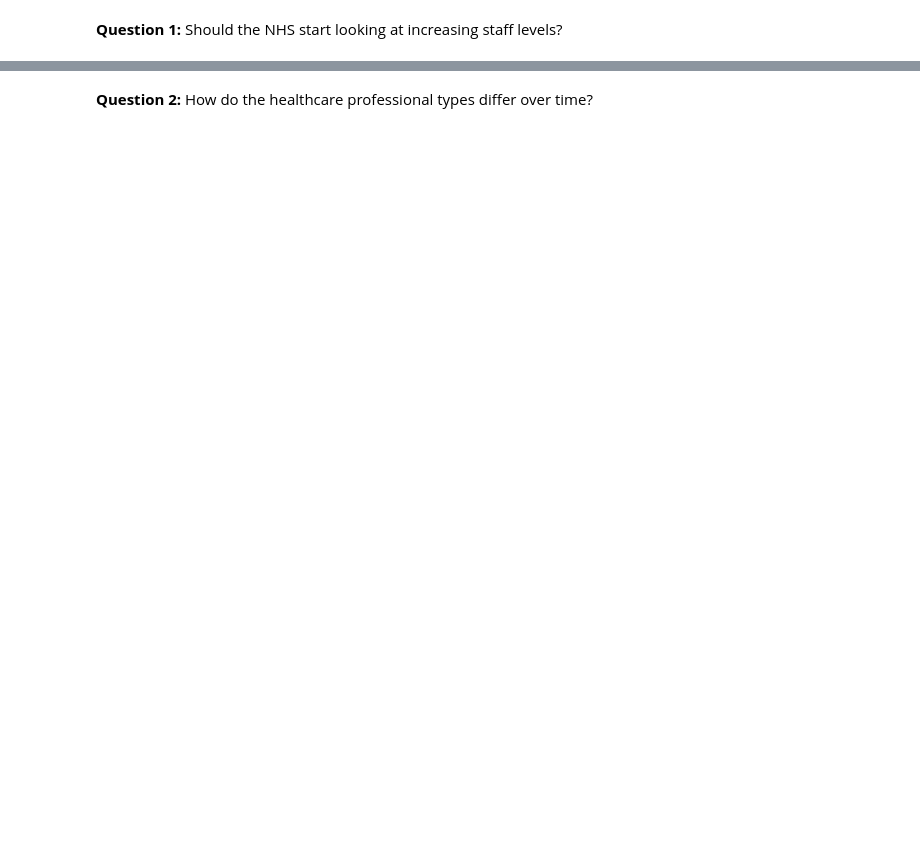
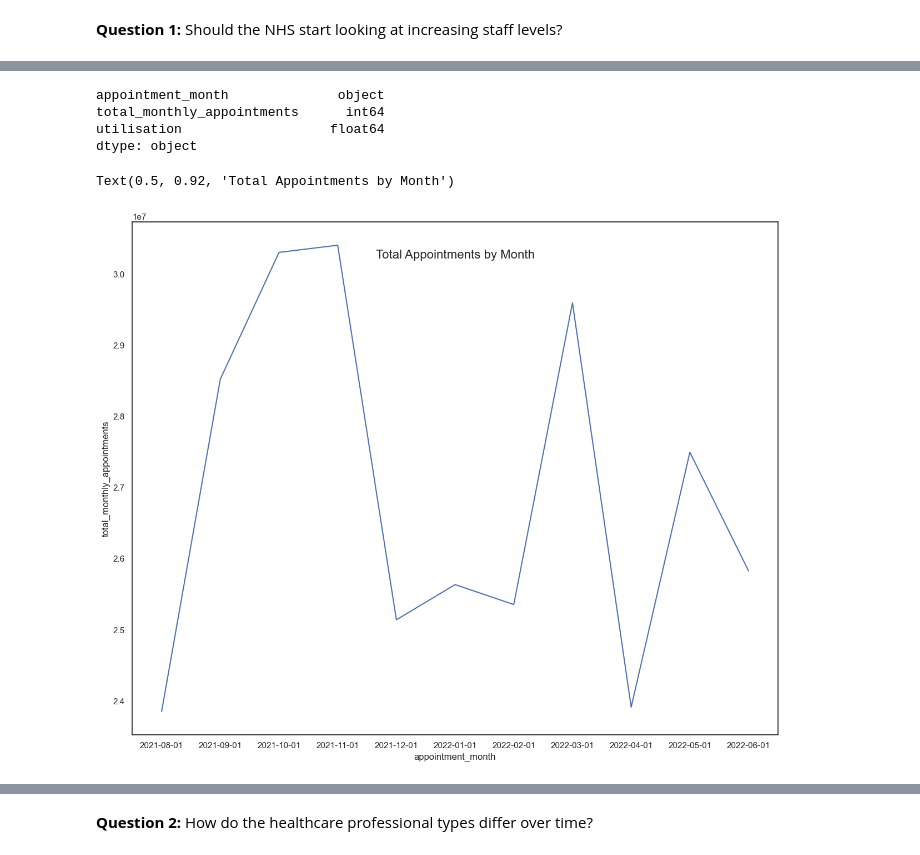
Before and after one commit to crialorob/Alonso_Robles_Cristina_DA201_Assignment, a Jupyter notebook: Alonso_Robles_Cristina_DA201_Assignment_Notebook.ipynb, the cells around one changed output, grey strips where cells are left out. Cells and saved outputs as stored; diff of their text form; code cells hidden in the pictures; blank space fills up the shorter version.

```diff
--- a/Alonso_Robles_Cristina_DA201_Assignment_Notebook.ipynb
+++ b/Alonso_Robles_Cristina_DA201_Assignment_Notebook.ipynb
@@ -2296,0 +2363,6 @@ dtype: object
+# %%
+# Change the date format of ar['appointment_month'].
+ar['appointment_month'] = pd.to_datetime(ar['appointment_month'])
+
+# View the ar DataFrame and columns to determine the format of the dates.
+print(ar.dtypes)
@@ -2296,0 +2378,6 @@ dtype: object
+# %%
+# Filter the data set to only look at data from 2021-08 onwards.
+ar = ar.loc[(ar['appointment_month'] >= '2021-08')]
+
+# View the filtered DataFrame.
+ar
@@ -2304,9 +2423,7 @@ dtype: object
 # %%
-# Determine the total number of appointments per month.
-
-
-# Add a new column to indicate the average utilisation of services.
-# Monthly aggregate / 30 to get to a daily value.
-
+# Create a new DataFrame (e.g. ar_df) to determine the total number of appointments per month.
+ar_df = pd.DataFrame(ar.groupby(['appointment_month']).count_of_appointments.sum().reset_index(name='total_monthly_appointments'))
+ar_df.sort_values(['total_monthly_appointments'],ascending=False)
 
 # View the DataFrame.
+ar_df
@@ -2313,6 +2510,23 @@ dtype: object
+# %%
+# Convert the appointment_month to string data type for ease of visualisation.
+from datetime import datetime
+
+date_columns = ar_df.select_dtypes(include=['datetime64']).columns.tolist()
+ar_df[date_columns] = ar_df[date_columns].astype(str)
+# %%
+# View the data type of the ar DateFrame.
+print(ar_df.dtypes)
+# %% [output]
+appointment_month              object
+total_monthly_appointments      int64
+utilisation                   float64
+dtype: object
 # %%
 # Plot sum of count of monthly visits.
-# Convert the appointment_month to string data type for ease of visualisation.
+# Create a lineplot with Seaborn.
 
-
-# Create a lineplot with Seaborn.
+sns.lineplot(x='appointment_month', y='total_monthly_appointments',
+             data=ar_df).set_title("Total Appointments by Month", fontsize=16, y=0.92)
+# %% [output]
+Text(0.5, 0.92, 'Total Appointments by Month')
+[figure, added]
```
Also changed, not shown: parts of 69 cells of this notebook, 1 other file.
